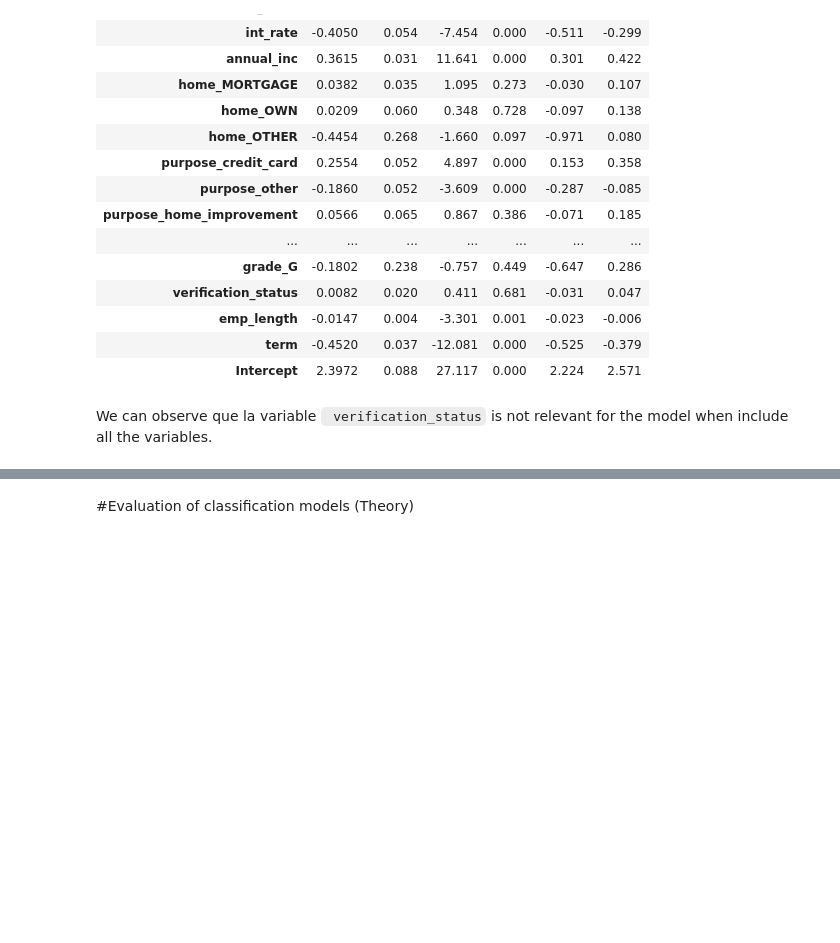
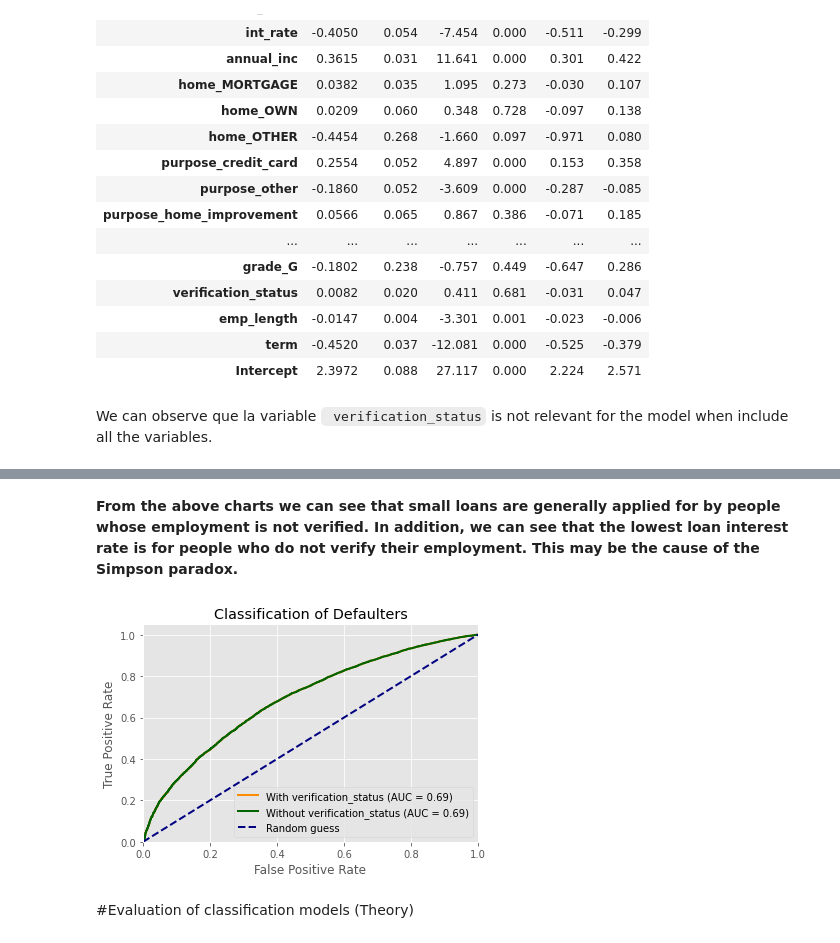
Before and after one commit to ancastillar/How-important-is-the-income-source-of-a-loan-applicant-, a Jupyter notebook: Model_LOAN.ipynb, the cells around one changed output, grey strips where cells are left out. Cells and saved outputs as stored; diff of their text form; code cells hidden in the pictures; blank space fills up the shorter version.

```diff
--- a/Model_LOAN.ipynb
+++ b/Model_LOAN.ipynb
@@ -291,3 +315,32 @@ We can observe que la variable <code> verification_status</code> is not relevant
+# %% [markdown]
+**From the above charts we can see that small loans are generally applied for by people whose employment is not verified. In addition, we can see that the lowest loan interest rate is for people who do not verify their employment. This may be the cause of the Simpson paradox.**
+# %%
+df_log2=df_pre
+predict_withvs = logit_full1_res.predict(df_log2)
+logit_full_novs = sm.Logit(df.loan_status.cat.codes, df_log2.loc[:, df_log2.columns != 'verification_status'])
+predict_novs = logit_full_novs.fit(disp=0).predict(df_log2.loc[:, df_log2.columns != 'verification_status'])
+
+roc_vs = roc_curve(df.loan_status.cat.codes, predict_withvs)
+roc_novs = roc_curve(df.loan_status.cat.codes, predict_novs)
+auc_vs = auc( roc_vs[0], roc_vs[1] )
+auc_novs = auc( roc_novs[0], roc_novs[1])
+
+plt.figure()
+line_width = 2
+plt.plot(roc_vs[0], roc_vs[1], color='darkorange',
+         lw=line_width, label=f'With verification_status (AUC = {auc_vs:0.2f})')
+plt.plot(roc_novs[0], roc_novs[1], color='darkgreen',
+         lw=line_width, label=f'Without verification_status (AUC = {auc_novs:0.2f})')
+plt.plot([0, 1], [0, 1], color='navy', lw=line_width, linestyle='--', label='Random guess')
+plt.xlim([0.0, 1.0])
+plt.ylim([0.0, 1.05])
+plt.xlabel('False Positive Rate')
+plt.ylabel('True Positive Rate')
+plt.title('Classification of Defaulters')
+plt.legend(loc='lower right')
+plt.show()
+# %% [output]
+[figure, added]
 # %% [markdown]
 #Evaluation of classification models (Theory)
 # %% [markdown]
```
Also changed, not shown: parts of 8 cells of this notebook.
